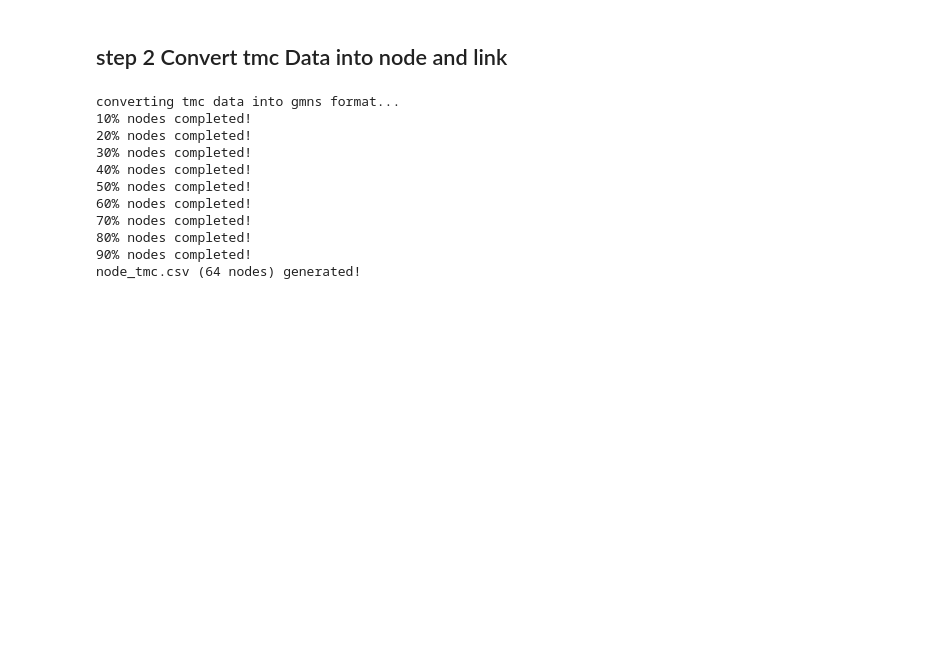
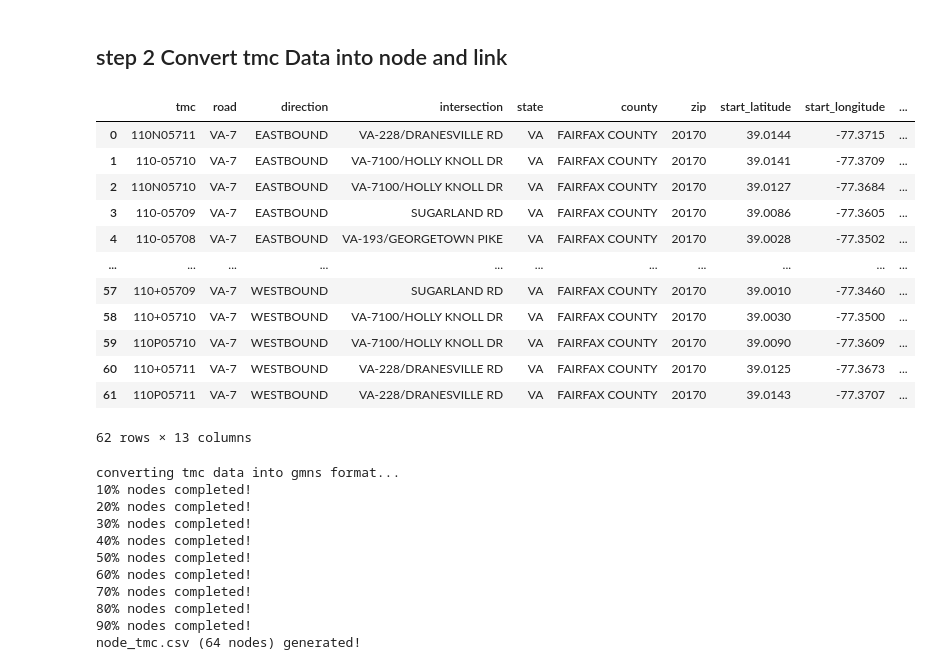
Before and after one commit to chrisyangsong/TMC2GMNS, a Jupyter notebook: tmc2gmns_final_restruct_v3.ipynb, the cells around one changed output. Drawn from its saved outputs; the diff is of its cells as text; code cells hidden in the pictures; blank space fills up the shorter version.

```diff
--- a/tmc2gmns_final_restruct_v3.ipynb
+++ b/tmc2gmns_final_restruct_v3.ipynb
@@ -30,3 +38,17 @@ osm2gmns, version 0.4.2
+# %%
+multiline_string_base_list = []
+multiline_string_base_list_sub = []
+for j in link_base.index:
+    link_base_geometry_list = link_base.loc[j,'geometry'][12:-1].split(", ")
+    for link_base_geometry in link_base_geometry_list:
+        multiline_string_base_list_sub.append((float(link_base_geometry.split(" ")[0]),float(link_base_geometry.split(" ")[1])))
+    multiline_string_base_list_sub = tuple(multiline_string_base_list_sub)
+    multiline_string_base_list.append(multiline_string_base_list_sub)
+    multiline_string_base_list_sub = []
+
+from shapely.geometry import MultiLineString
+
+line_base = MultiLineString(multiline_string_base_list)
 # %%
 "Convert TMC Data into GMNS Format"
 tmc = pd.read_csv('TMC_Identification.csv')
@@ -36,3 +73,19 @@ tmc = tmc.drop(['index'], 1)
+# %%
+tmc
+# %% [output]
+|  | tmc | road | direction | intersection | state | county | zip | start_latitude | start_longitude | ... |
+| 0 | 110N05711 | VA-7 | EASTBOUND | VA-228/DRANESVILLE RD | VA | FAIRFAX COUNTY | 20170 | 39.0144 | -77.3715 | ... |
+| 1 | 110-05710 | VA-7 | EASTBOUND | VA-7100/HOLLY KNOLL DR | VA | FAIRFAX COUNTY | 20170 | 39.0141 | -77.3709 | ... |
+| 2 | 110N05710 | VA-7 | EASTBOUND | VA-7100/HOLLY KNOLL DR | VA | FAIRFAX COUNTY | 20170 | 39.0127 | -77.3684 | ... |
+| 3 | 110-05709 | VA-7 | EASTBOUND | SUGARLAND RD | VA | FAIRFAX COUNTY | 20170 | 39.0086 | -77.3605 | ... |
+| 4 | 110-05708 | VA-7 | EASTBOUND | VA-193/GEORGETOWN PIKE | VA | FAIRFAX COUNTY | 20170 | 39.0028 | -77.3502 | ... |
+| ... | ... | ... | ... | ... | ... | ... | ... | ... | ... | ... |
+| 57 | 110+05709 | VA-7 | WESTBOUND | SUGARLAND RD | VA | FAIRFAX COUNTY | 20170 | 39.0010 | -77.3460 | ... |
+| 58 | 110+05710 | VA-7 | WESTBOUND | VA-7100/HOLLY KNOLL DR | VA | FAIRFAX COUNTY | 20170 | 39.0030 | -77.3500 | ... |
+| 59 | 110P05710 | VA-7 | WESTBOUND | VA-7100/HOLLY KNOLL DR | VA | FAIRFAX COUNTY | 20170 | 39.0090 | -77.3609 | ... |
+| 60 | 110+05711 | VA-7 | WESTBOUND | VA-228/DRANESVILLE RD | VA | FAIRFAX COUNTY | 20170 | 39.0125 | -77.3673 | ... |
+| 61 | 110P05711 | VA-7 | WESTBOUND | VA-228/DRANESVILLE RD | VA | FAIRFAX COUNTY | 20170 | 39.0143 | -77.3707 | ... |
+62 rows × 13 columns
 # %%
 
 '''build node.csv'''
```
Also changed, not shown: parts of 13 cells of this notebook, 3 other files.
